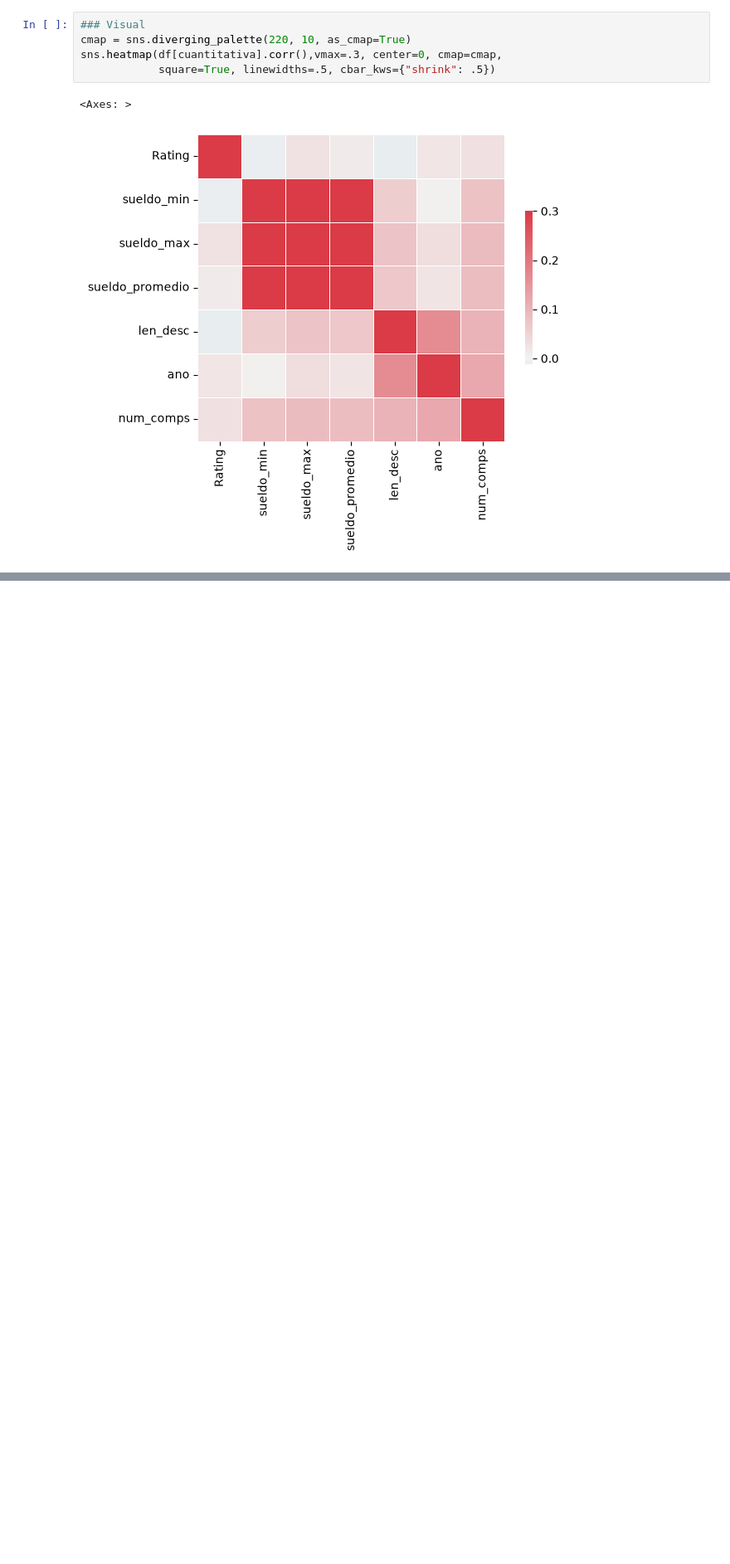
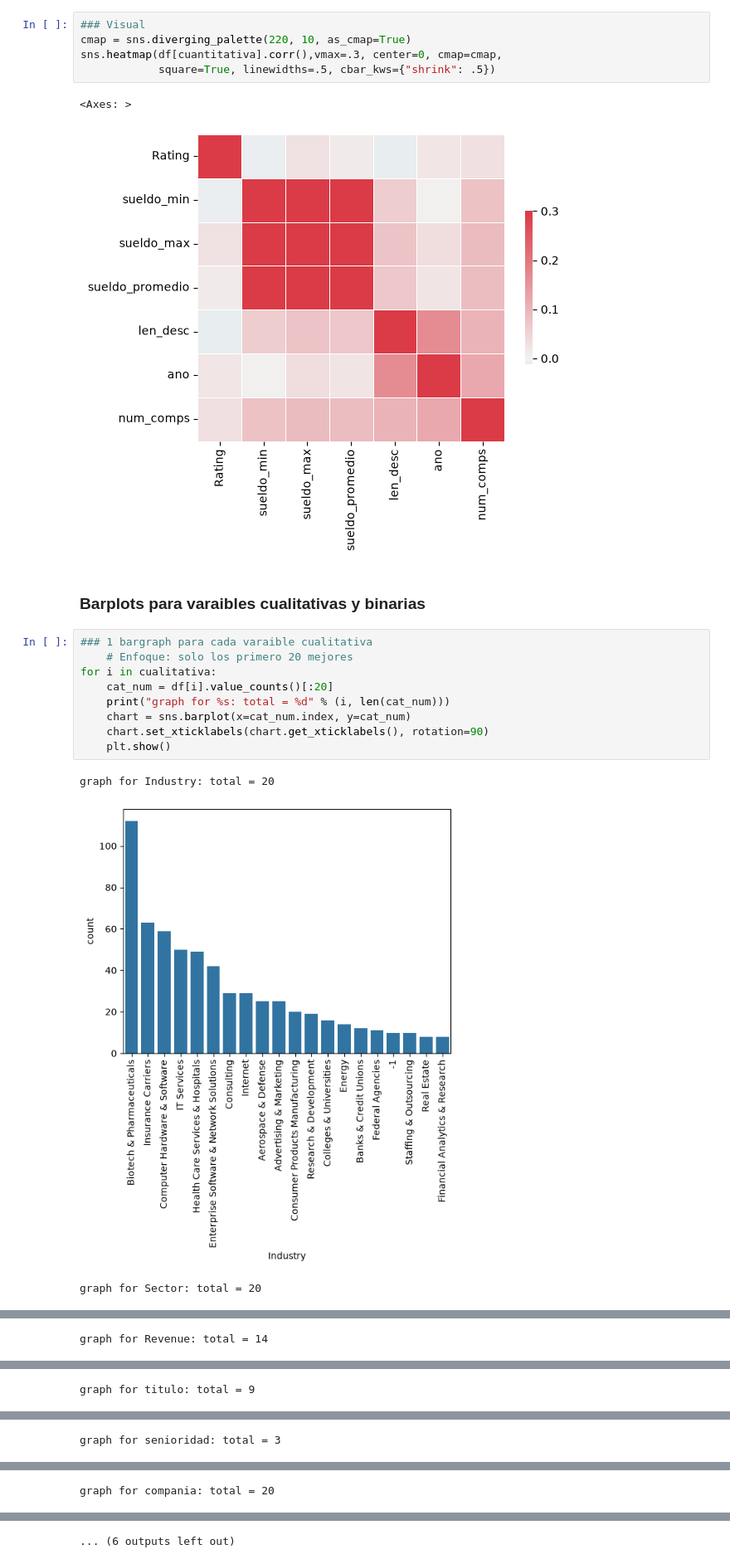
Before and after one commit to jp21bp/DS_Proyectos, a Jupyter notebook: 1_DSTrabajos/eda.ipynb, the cells around one changed output, grey strips where cells are left out. Shown at 83% size. Saved outputs shown, nothing was run; the diff lists cells and outputs as text; blank space fills up the shorter version.

```diff
--- a/1_DSTrabajos/eda.ipynb
+++ b/1_DSTrabajos/eda.ipynb
@@ -118,3 +118,18 @@ sns.heatmap(df[cuantitativa].corr(),vmax=.3, center=0, cmap=cmap,
 # %% [output]
 <Axes: >
 [figure]
+# %% [markdown]
+### Barplots para varaibles cualitativas y binarias
+# %%
+### 1 bargraph para cada varaible cualitativa
+    # Enfoque: solo los primero 20 mejores
+for i in cualitativa:
+    cat_num = df[i].value_counts()[:20]
+    print("graph for %s: total = %d" % (i, len(cat_num)))
+    chart = sns.barplot(x=cat_num.index, y=cat_num)
+    chart.set_xticklabels(chart.get_xticklabels(), rotation=90)
+    plt.show()
+# %% [output]
+graph for Industry: total = 20
+[figure, added]
+graph for Sector: total = 20
@@ -120,0 +137 @@ sns.heatmap(df[cuantitativa].corr(),vmax=.3, center=0, cmap=cmap,
+graph for Revenue: total = 14
@@ -120,0 +139 @@ sns.heatmap(df[cuantitativa].corr(),vmax=.3, center=0, cmap=cmap,
+graph for titulo: total = 9
@@ -120,0 +141 @@ sns.heatmap(df[cuantitativa].corr(),vmax=.3, center=0, cmap=cmap,
+graph for senioridad: total = 3
@@ -120,0 +143 @@ sns.heatmap(df[cuantitativa].corr(),vmax=.3, center=0, cmap=cmap,
+graph for compania: total = 20
@@ -120,0 +145 @@ sns.heatmap(df[cuantitativa].corr(),vmax=.3, center=0, cmap=cmap,
+... (6 outputs left out)
```
Also changed, not shown: parts of 17 cells of this notebook.
